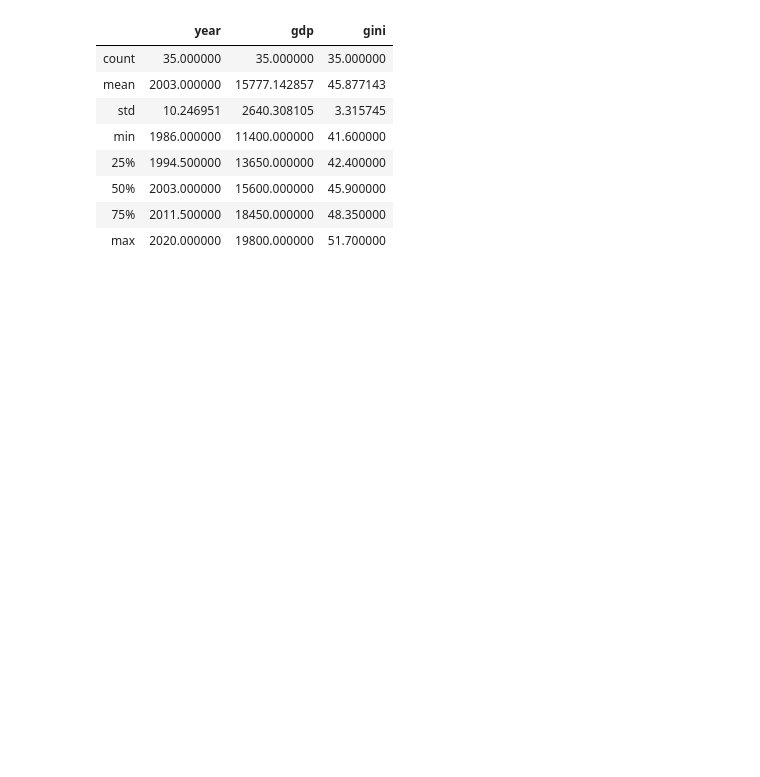
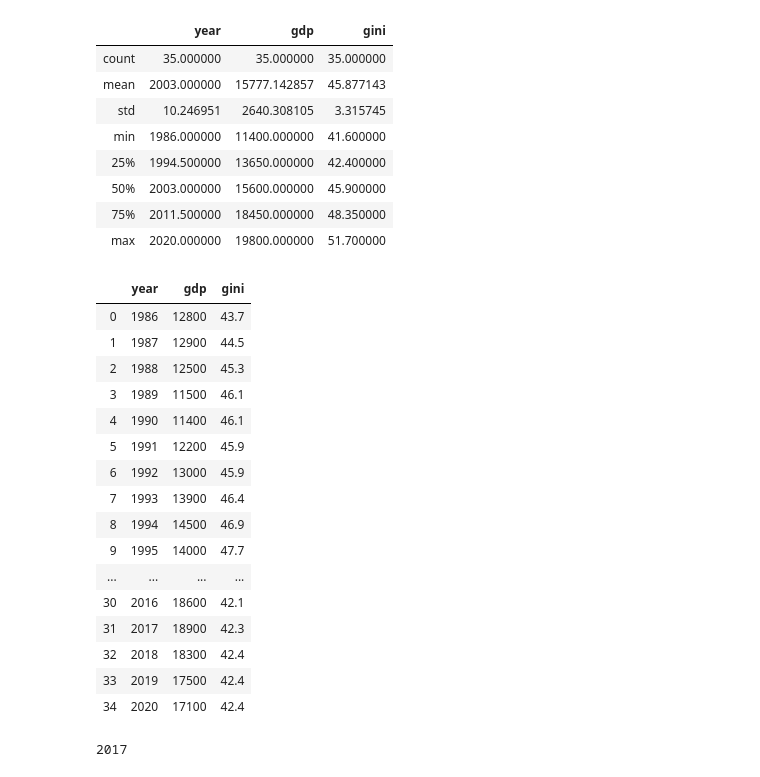
Before and after one commit to emibap/dataviz, a Jupyter notebook: argentina/gapminder.ipynb, the cells around one changed output. Cells and saved outputs as stored; diff of their text form; code cells hidden in the pictures; blank space fills up the shorter version.

```diff
--- a/argentina/gapminder.ipynb
+++ b/argentina/gapminder.ipynb
@@ -196,6 +198,26 @@ for presi in presidentials:
     df.loc[df.year > presidentials[presi]["from"], "president"] = presi
 
 # df
+# %%
+arg
+# %% [output]
+|  | year | gdp | gini |
+| 0 | 1986 | 12800 | 43.7 |
+| 1 | 1987 | 12900 | 44.5 |
+| 2 | 1988 | 12500 | 45.3 |
+| 3 | 1989 | 11500 | 46.1 |
+| 4 | 1990 | 11400 | 46.1 |
+| 5 | 1991 | 12200 | 45.9 |
+| 6 | 1992 | 13000 | 45.9 |
+| 7 | 1993 | 13900 | 46.4 |
+| 8 | 1994 | 14500 | 46.9 |
+| 9 | 1995 | 14000 | 47.7 |
+| ... | ... | ... | ... |
+| 30 | 2016 | 18600 | 42.1 |
+| 31 | 2017 | 18900 | 42.3 |
+| 32 | 2018 | 18300 | 42.4 |
+| 33 | 2019 | 17500 | 42.4 |
+| 34 | 2020 | 17100 | 42.4 |
 # %%
 # sacar
 # all = pd.read_csv("assets/argentina.csv", sep='\t')
@@ -460,0 +543,8 @@ fig.show(config={"displayModeBar": False, "showTips": False}) # Remove floating
+# %%
+txt = "2017-01-11"
+
+x = int(txt.split("-")[0])
+
+print(x)
+# %% [output]
+2017
```
Also changed, not shown: parts of 8 cells of this notebook.
